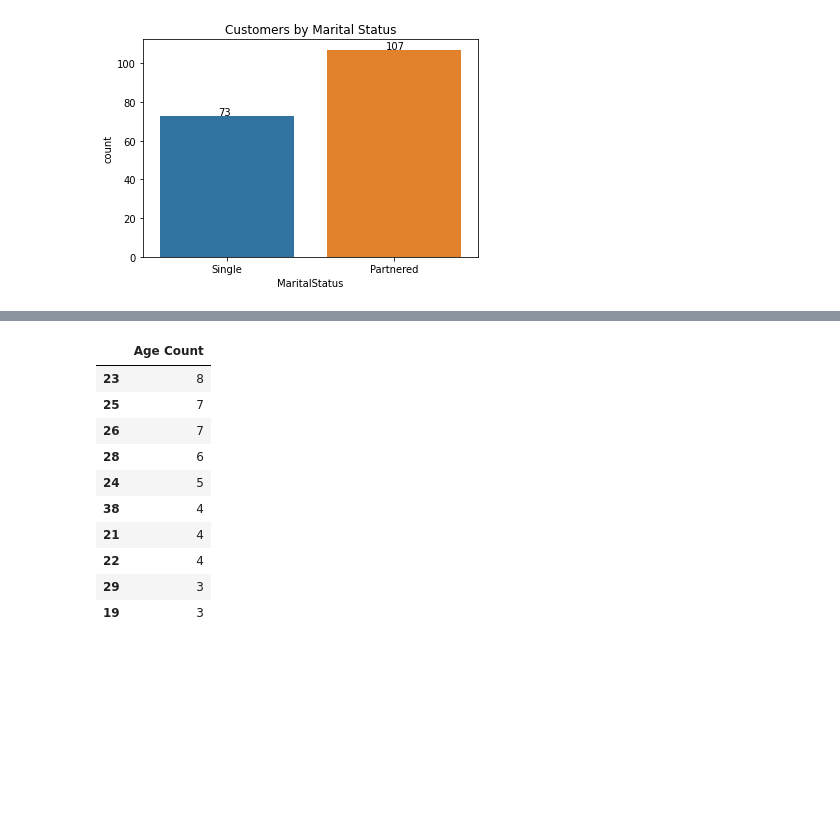
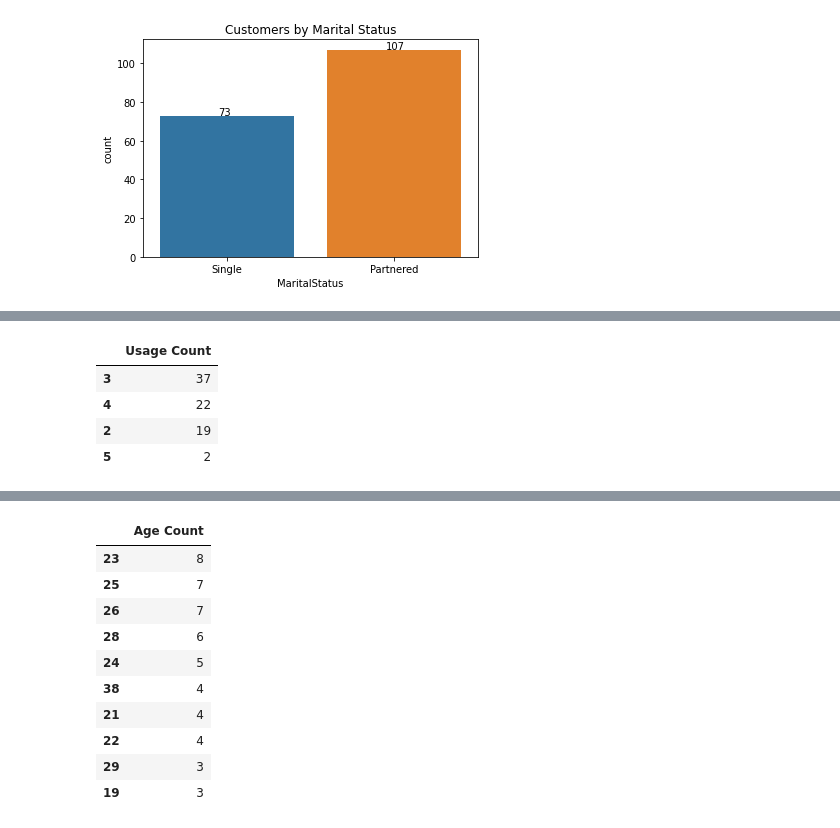
Before and after one commit to pkmariya/Python, a Jupyter notebook: AerofitCaseStudy_Mariya_DSMLJune22.ipynb, the cells around one changed output, grey strips where cells are left out. Saved outputs shown, nothing was run; the diff lists cells and outputs as text; code cells hidden in the pictures; blank space fills up the shorter version.

```diff
--- a/AerofitCaseStudy_Mariya_DSMLJune22.ipynb
+++ b/AerofitCaseStudy_Mariya_DSMLJune22.ipynb
@@ -189,0 +231,11 @@ plt.show()
+# %%
+# KP281 Product by Usage
+KP1_Usage = {'Usage Count': aero_df[aero_df['Product']=='KP281']['Usage'].value_counts()}
+KP1_Usage_df = pd.DataFrame(KP1_Usage)
+KP1_Usage_df
+# %% [output]
+|  | Usage Count |
+| 3 | 37 |
+| 4 | 22 |
+| 2 | 19 |
+| 5 | 2 |
```
Also changed, not shown: parts of 7 cells of this notebook.
